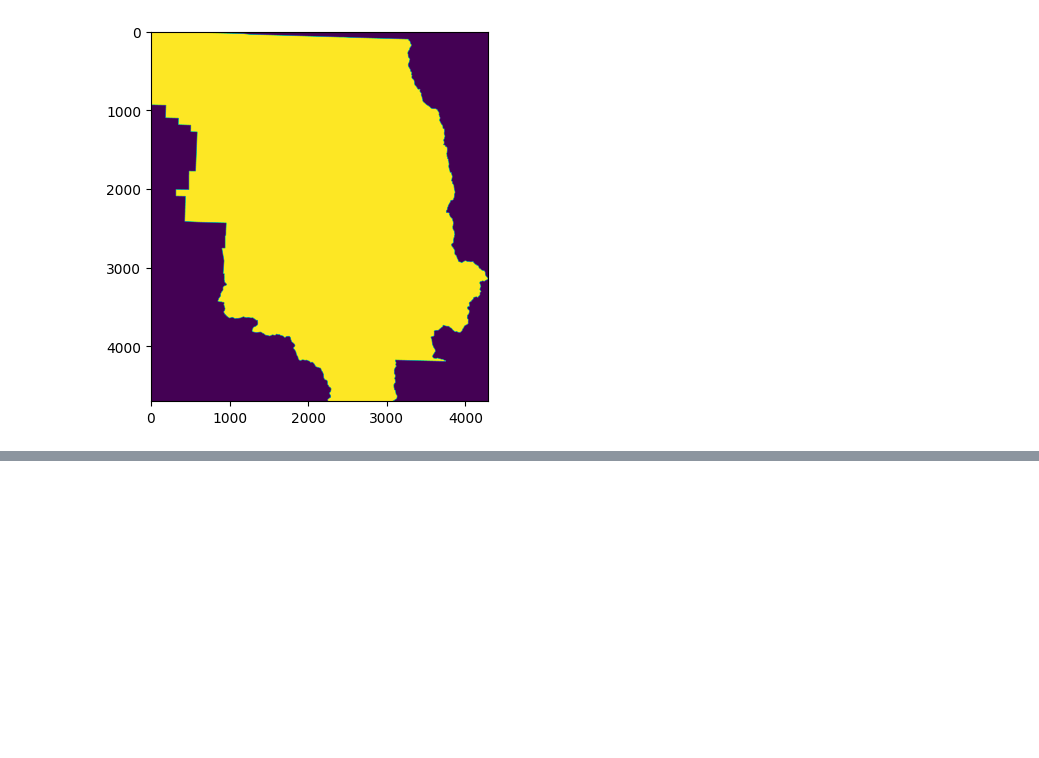
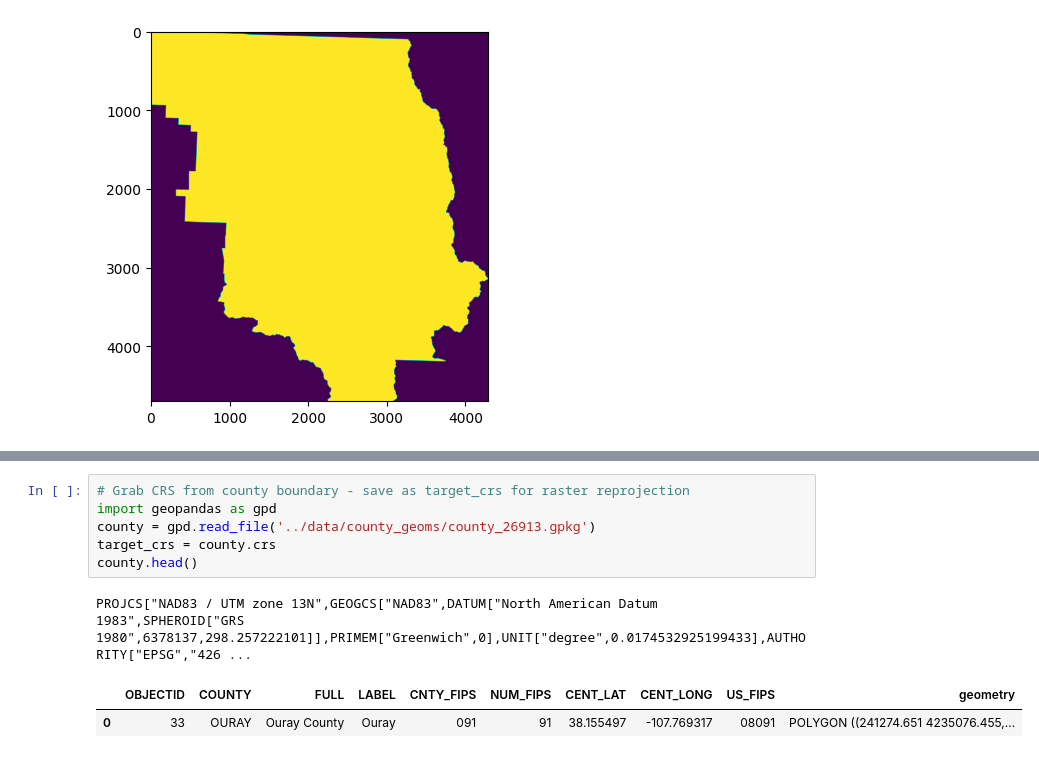
Before and after one commit to bryceayoung/ouray, a Jupyter notebook: workflows/data_prep/raster_prep.ipynb, the cells around one changed output, grey strips where cells are left out. Drawn from its saved outputs; the diff is of its cells as text; blank space fills up the shorter version.

Commit message:
reprojecting rasters

```diff
--- a/workflows/data_prep/raster_prep.ipynb
+++ b/workflows/data_prep/raster_prep.ipynb
@@ -246,0 +252,10 @@ LOCAL_CS["NAD83(2011) / UTM zone 13N",UNIT["metre",1,AUTHORITY["EPSG","9001"]],A
+# %%
+# Grab CRS from county boundary - save as target_crs for raster reprojection
+import geopandas as gpd
+county = gpd.read_file('../data/county_geoms/county_26913.gpkg')
+target_crs = county.crs
+county.head()
+# %% [output]
+PROJCS["NAD83 / UTM zone 13N",GEOGCS["NAD83",DATUM["North American Datum 1983",SPHEROID["GRS 1980",6378137,298.257222101]],PRIMEM["Greenwich",0],UNIT["degree",0.0174532925199433],AUTHORITY["EPSG","426 ...
+|  | OBJECTID | COUNTY | FULL | LABEL | CNTY_FIPS | NUM_FIPS | CENT_LAT | CENT_LONG | US_FIPS | geometry |
+| 0 | 33 | OURAY | Ouray County | Ouray | 091 | 91 | 38.155497 | -107.769317 | 08091 | POLYGON ((241274.651 4235076.455,... |
```
Also changed, not shown: parts of 5 cells of this notebook.
